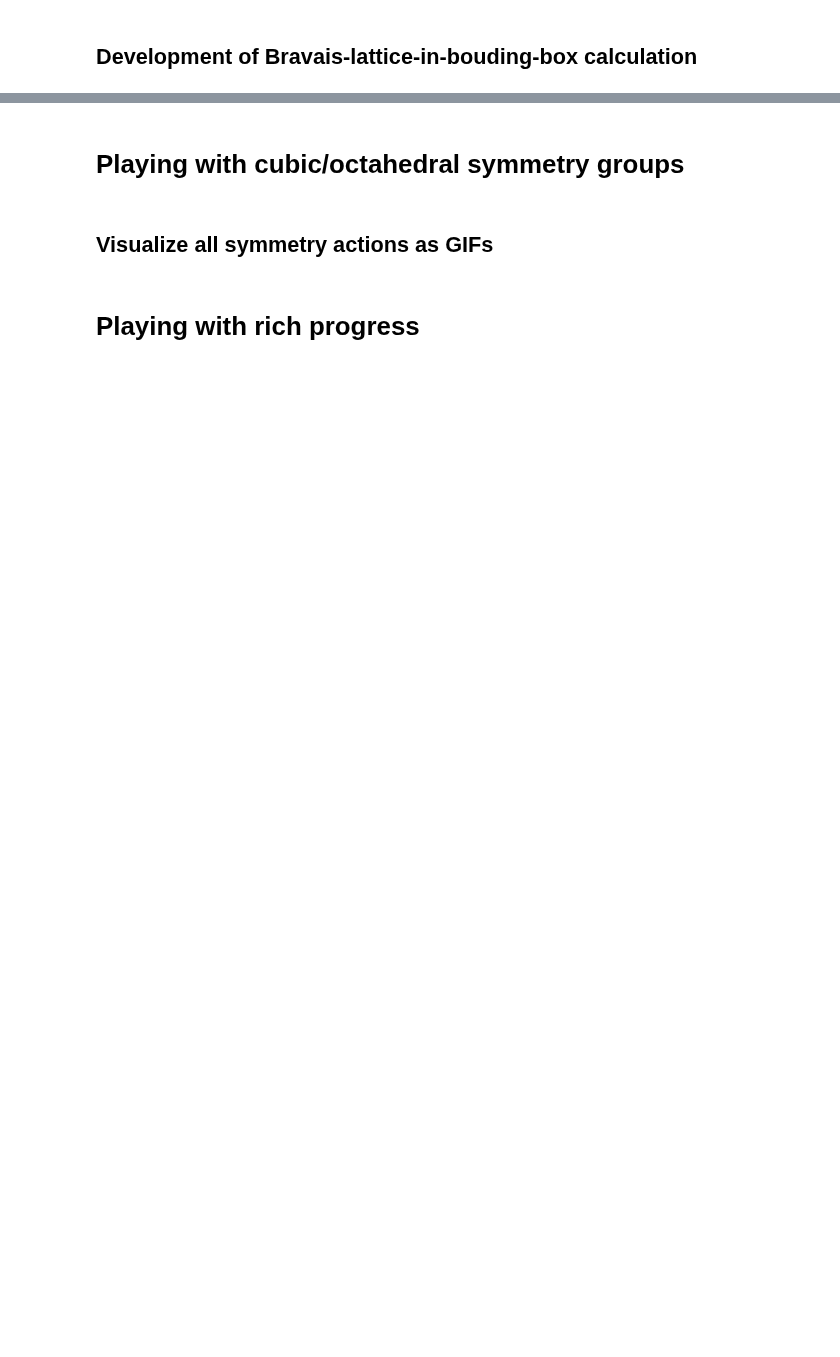
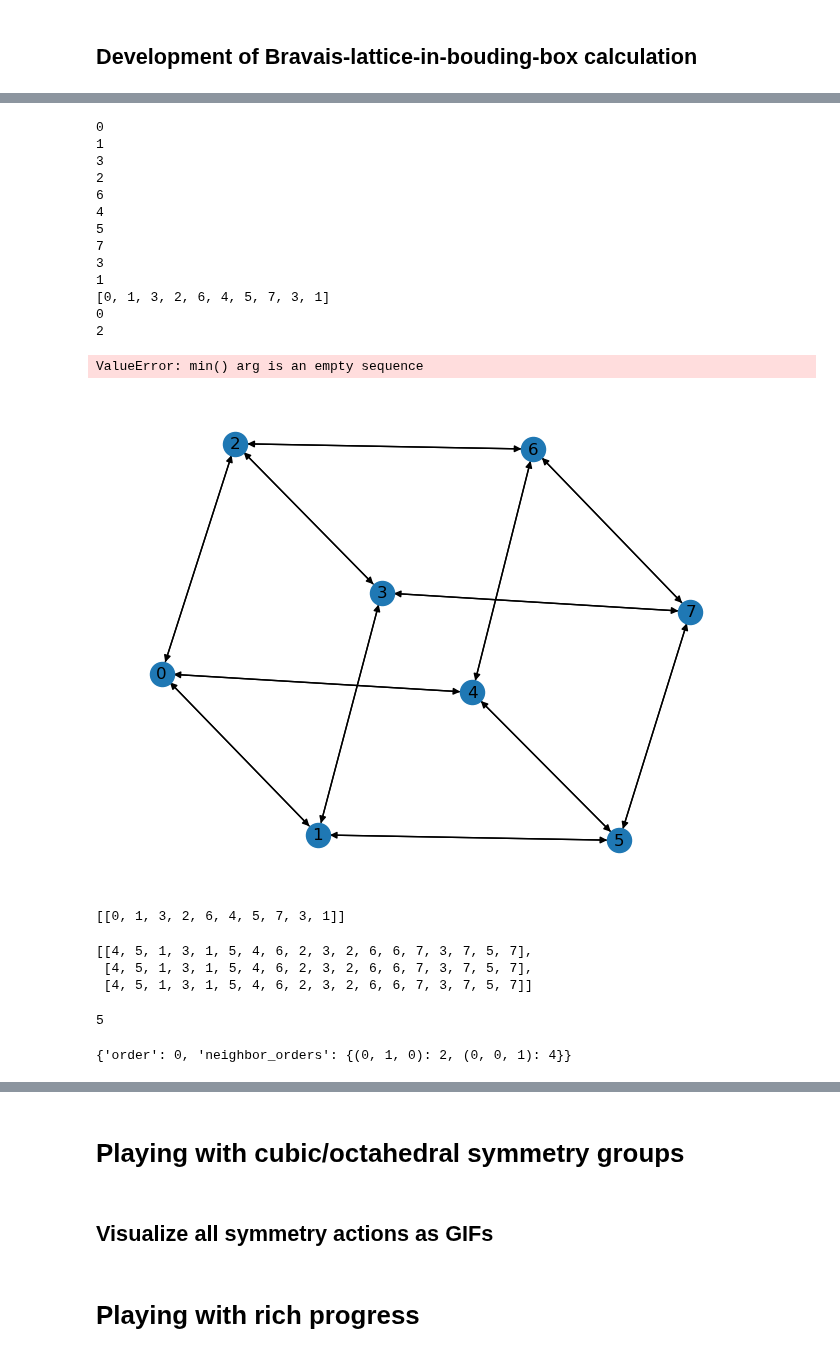
Before and after one commit to timbernat/NREL_polymers, a Jupyter notebook: coordgen.ipynb, the cells around one changed output, grey strips where cells are left out. Cells and saved outputs as stored; diff of their text form; code cells hidden in the pictures; blank space fills up the shorter version.

```diff
--- a/coordgen.ipynb
+++ b/coordgen.ipynb
@@ -47,7 +43,7 @@ latt = CubicIntegerLattice(dims)
 aff = np.eye(4)
 aff[:-1, -1] = 0.5
 bound_points = CubicIntegerLattice(dims + 1).affine_transformation(aff)
-bbox = coordops.BoundingBox(bound_points)
+bbox = BoundingBox(bound_points)
 
 outdir = Path('lattices')
 outdir.mkdir(exist_ok=True)
@@ -294,0 +154,71 @@ def _identify_trial_integer_points(bbox : coordops.BoundingBox, lattice_vectors
+# %%
+import networkx as nx
+import numpy as np
+
+G = nx.hypercube_graph(3).to_directed()
+
+node_coords = np.array(G.nodes)
+node_coords = node_coords[np.lexsort(node_coords.T)] # place in lex order along coordinates
+init_node = tuple(node_coords[0]) # take lowest-coordinate node in lex order as starting point
+for i, coords in enumerate(node_coords):
+    G.nodes[tuple(coords)]['order'] = i
+nx.draw(G, with_labels=True, labels=nx.get_node_attributes(G, 'order'))
+
+faces = []
+
+curr_face = []
+curr_node = init_node
+face_start_node = curr_node
+visited = {node : False for node in G.nodes}
+while G.degree[curr_node] > 0:
+    visited[curr_node] = True
+    if sum(visited.values()) == G.number_of_nodes():
+        visited = {node : False for node in G.nodes}
+
+    ordc = G.nodes[curr_node]['order'] # add the current node index to the current face
+    print(ordc)
+    curr_face.append(ordc) # add the current node index to the current face
+    next_node = min((nb for nb in G.neighbors(curr_node) if not visited[nb]), key=lambda node : G.nodes[node]['order']) # choose neighbor which comes soonest in the vertex ordering to visit next
+
+    if next_node == face_start_node: # close, record, and reset face when re-encountering the node the face started with
+        print(curr_face)
+        faces.append([i for i in curr_face])
+        curr_face.clear()
+
+    G.remove_edge(curr_node, next_node)
+    if G.degree[next_node] > 0:
+        curr_node = next_node
+# %% [output]
+0
+1
+3
+2
+6
+4
+5
+7
+3
+1
+[0, 1, 3, 2, 6, 4, 5, 7, 3, 1]
+0
+2
+ValueError: min() arg is an empty sequence
+[figure, added]
+# %%
+faces
+# %% [output]
+[[0, 1, 3, 2, 6, 4, 5, 7, 3, 1]]
+# %%
+faces
+# %% [output]
+[[4, 5, 1, 3, 1, 5, 4, 6, 2, 3, 2, 6, 6, 7, 3, 7, 5, 7],
+ [4, 5, 1, 3, 1, 5, 4, 6, 2, 3, 2, 6, 6, 7, 3, 7, 5, 7],
+ [4, 5, 1, 3, 1, 5, 4, 6, 2, 3, 2, 6, 6, 7, 3, 7, 5, 7]]
+# %%
+G.degree[init_node]
+# %% [output]
+5
+# %%
+G.nodes[init_node]
+# %% [output]
+{'order': 0, 'neighbor_orders': {(0, 1, 0): 2, (0, 0, 1): 4}}
```
Also changed, not shown: parts of 26 cells of this notebook.
